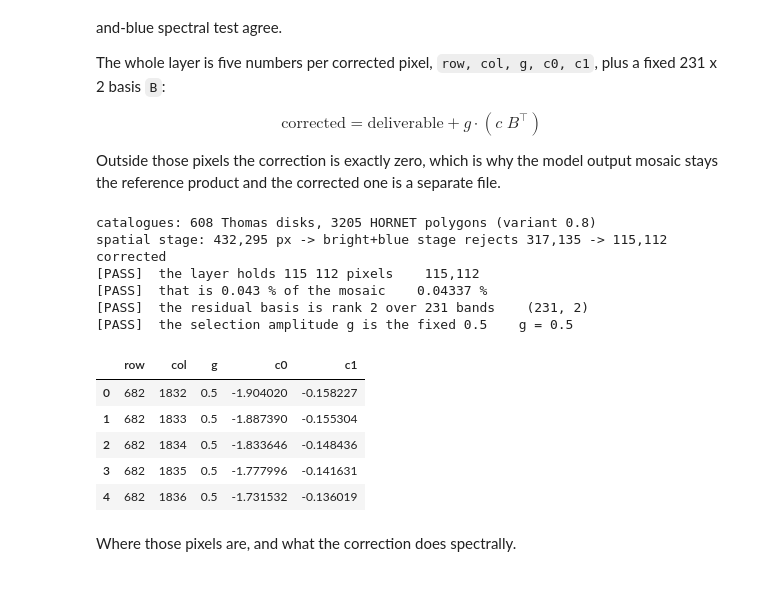
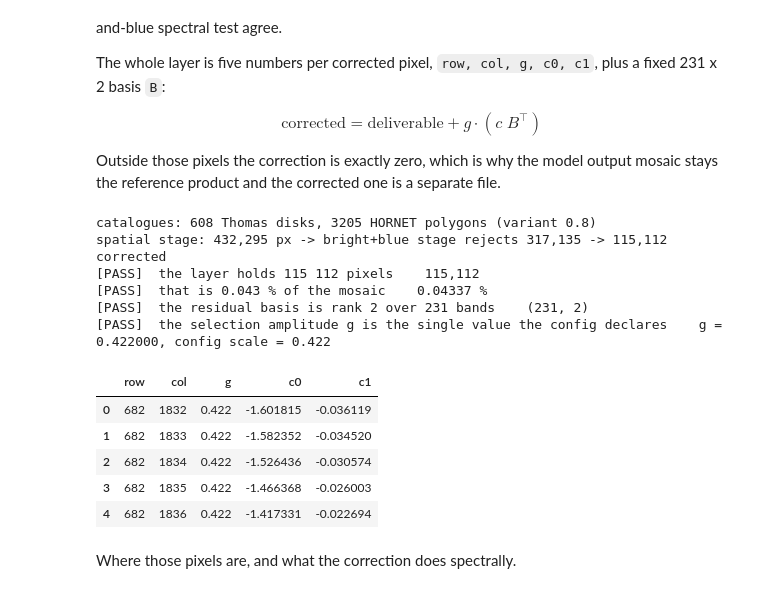
Before and after one commit to raphael-muller/mdis2vihi, a Jupyter notebook: notebooks/02_check_mosaic.ipynb, the cells around one changed output. Drawn from its saved outputs; the diff is of its cells as text; code cells hidden in the pictures.

```diff
--- a/notebooks/02_check_mosaic.ipynb
+++ b/notebooks/02_check_mosaic.ipynb
@@ -37,7 +37,7 @@ CORRECTED = REPO / "runs/final/mdis2vihi_global_final_postcorr_unionbb0.8_deflat
 MDIS = REPO / ("data/raw/mdis_mosaic/MDIS_MDR_20170512_PDS16_64ppd_"
                "equirectangular_withbackplanes.tif")
 CKPTS = sorted((REPO / "runs/final/lightning_logs/version_0/checkpoints").glob("epoch=*.ckpt"))
-STATS = json.loads((REPO / "runs/final/emission_stats.json").read_text(encoding="utf-8"))
+STATS = json.loads((REPO / "runs/final/image_count_stats.json").read_text(encoding="utf-8"))
 LAYER_DIR = REPO / "runs/final/correction"
 BANDSTATS = REPO / "runs/final/eval/mosaic_band_stats_final.csv"
 
@@ -299,34 +300,36 @@ stays the reference product and the corrected one is a separate file.
 # %%
 cfg = json.loads((LAYER_DIR / "correction_config.json").read_text(encoding="utf-8"))
 layer = pd.read_parquet(LAYER_DIR / cfg["files"]["layer"])
 B = np.load(LAYER_DIR / "residual_basis_rank2.npz")["B"]
 
 selection, built = cfg["selection"], cfg["layer"]
 print(f"catalogues: {selection['n_thomas']} Thomas disks, {selection['hornet']['n_kept']} HORNET "
       f"polygons (variant {selection['hornet_variant']})")
 print(f"spatial stage: {built['n_pixels_spatial']:,} px -> bright+blue stage rejects "
       f"{built['n_pixels_rejected_bright_blue']:,} -> {built['n_pixels_corrected']:,} corrected")
 
 check("the layer holds 115 112 pixels", len(layer) == 115_112, f"{len(layer):,}")
 check("that is 0.043 % of the mosaic", abs(built["fraction_mosaic_pct"] - 0.043) < 0.002,
       f"{built['fraction_mosaic_pct']:.5f} %")
 check("the residual basis is rank 2 over 231 bands", B.shape == (231, 2), str(B.shape))
-check("the selection amplitude g is the fixed 0.5", float(layer.g.min()) == float(layer.g.max()) == 0.5,
-      f"g = {layer.g.iloc[0]}")
+check("the selection amplitude g is the single value the config declares",
+      float(layer.g.min()) == float(layer.g.max())
+      and abs(float(layer.g.iloc[0]) - float(selection["scale"])) < 1e-6,
+      f"g = {layer.g.iloc[0]:.6f}, config scale = {selection['scale']}")
 layer.head()
 # %% [output]
 catalogues: 608 Thomas disks, 3205 HORNET polygons (variant 0.8)
 spatial stage: 432,295 px -> bright+blue stage rejects 317,135 -> 115,112 corrected
 [PASS]  the layer holds 115 112 pixels    115,112
 [PASS]  that is 0.043 % of the mosaic    0.04337 %
 [PASS]  the residual basis is rank 2 over 231 bands    (231, 2)
-[PASS]  the selection amplitude g is the fixed 0.5    g = 0.5
+[PASS]  the selection amplitude g is the single value the config declares    g = 0.422000, config scale = 0.422
 |  | row | col | g | c0 | c1 |
-| 0 | 682 | 1832 | 0.5 | -1.904020 | -0.158227 |
-| 1 | 682 | 1833 | 0.5 | -1.887390 | -0.155304 |
-| 2 | 682 | 1834 | 0.5 | -1.833646 | -0.148436 |
-| 3 | 682 | 1835 | 0.5 | -1.777996 | -0.141631 |
-| 4 | 682 | 1836 | 0.5 | -1.731532 | -0.136019 |
+| 0 | 682 | 1832 | 0.422 | -1.601815 | -0.036119 |
+| 1 | 682 | 1833 | 0.422 | -1.582352 | -0.034520 |
+| 2 | 682 | 1834 | 0.422 | -1.526436 | -0.030574 |
+| 3 | 682 | 1835 | 0.422 | -1.466368 | -0.026003 |
+| 4 | 682 | 1836 | 0.422 | -1.417331 | -0.022694 |
 # %% [markdown]
 Where those pixels are, and what the correction does spectrally.
 # %%
```
Also changed, not shown: parts of 7 cells of this notebook, 25 other files.
